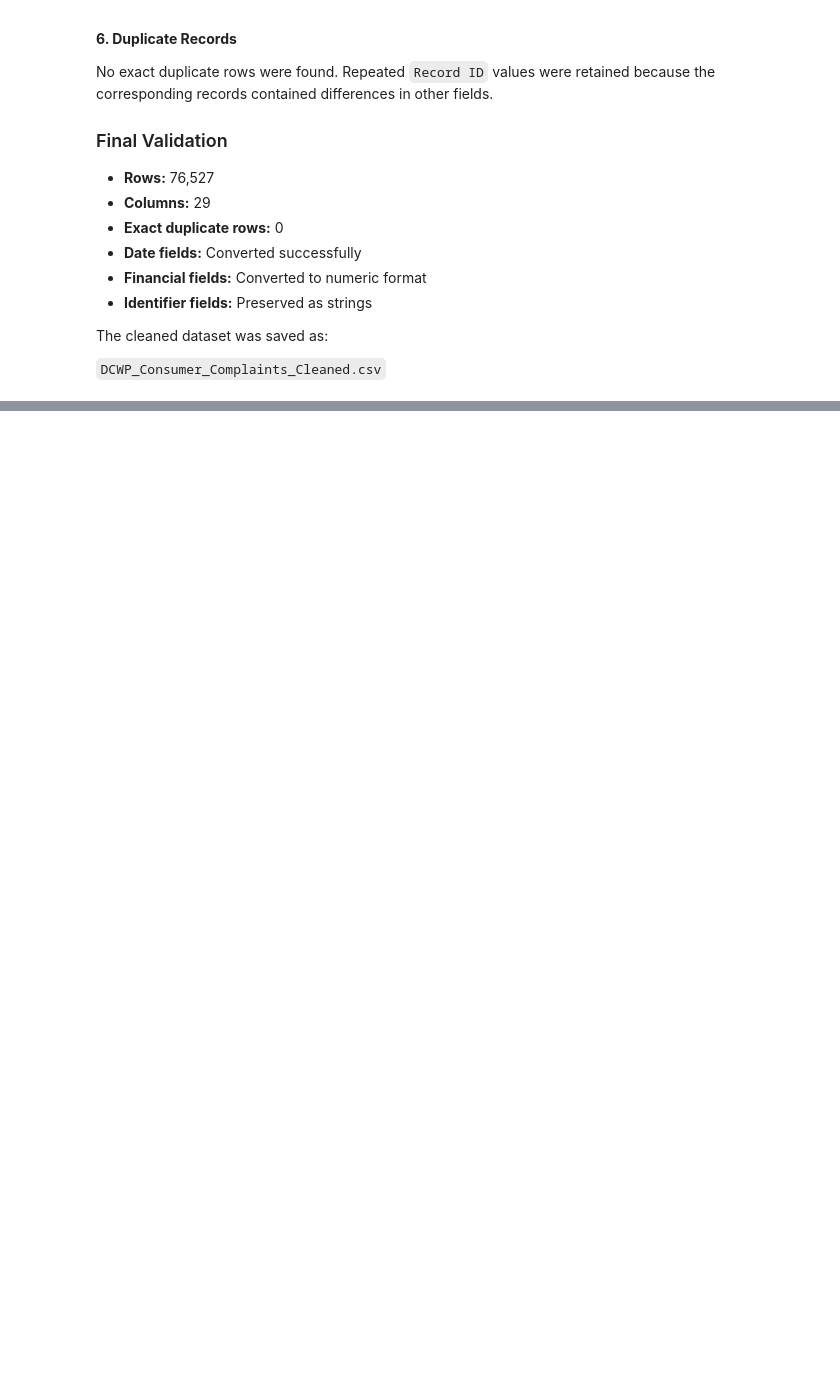
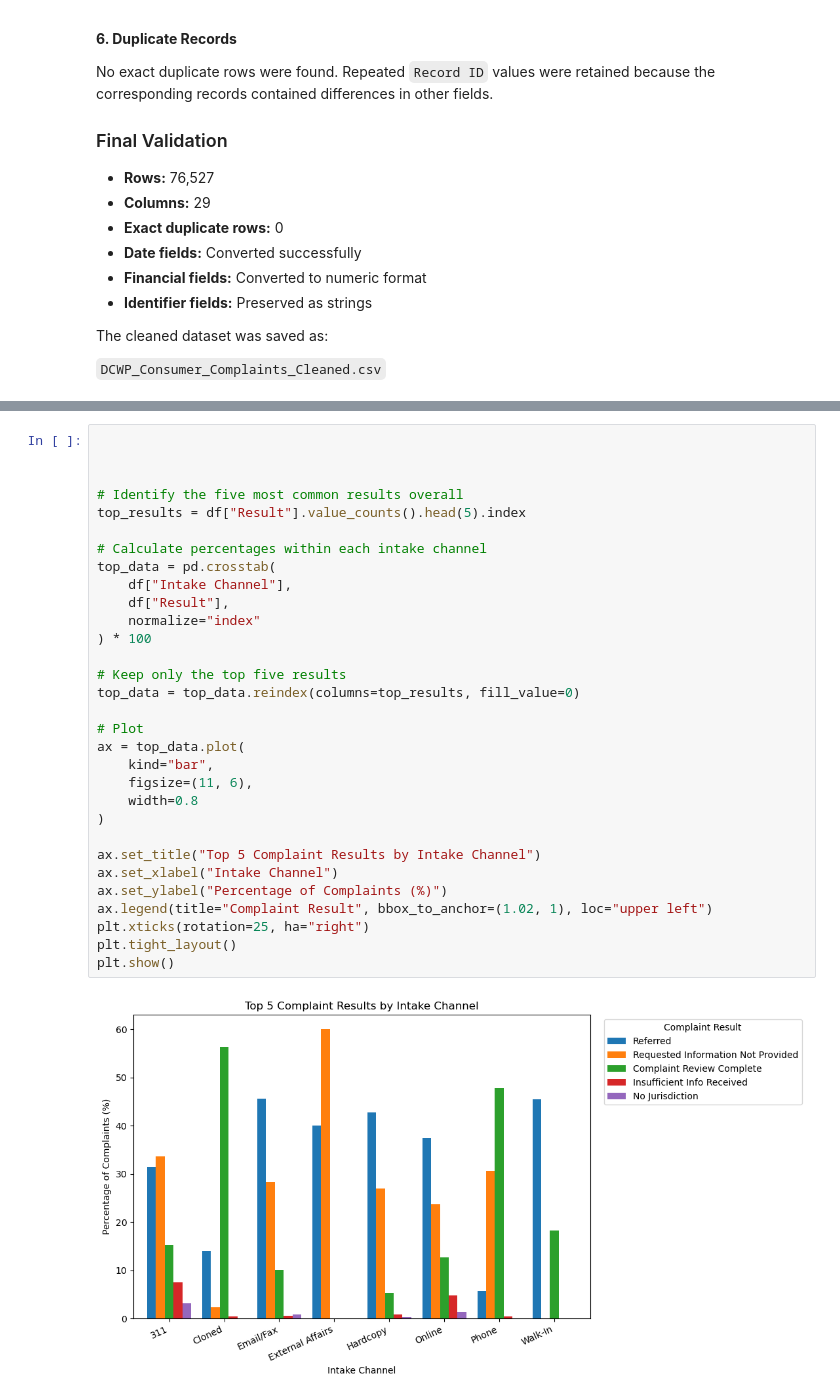
Before and after one commit to ashemariya27-star/DCWP-Consumer-Complaints-Analysis, a Jupyter notebook: notebook/Data_Cleaning.ipynb, the cells around one changed output, grey strips where cells are left out. Saved outputs shown, nothing was run; the diff lists cells and outputs as text; blank space fills up the shorter version.

Commit message:
ommit message for your changes. Lines startingFinalize consumer complaints analysis notebook wq

```diff
--- a/notebook/Data_Cleaning.ipynb
+++ b/notebook/Data_Cleaning.ipynb
@@ -727,0 +757,33 @@ The cleaned dataset was saved as:
+# %%
+
+
+
+# Identify the five most common results overall
+top_results = df["Result"].value_counts().head(5).index
+
+# Calculate percentages within each intake channel
+top_data = pd.crosstab(
+    df["Intake Channel"],
+    df["Result"],
+    normalize="index"
+) * 100
+
+# Keep only the top five results
+top_data = top_data.reindex(columns=top_results, fill_value=0)
+
+# Plot
+ax = top_data.plot(
+    kind="bar",
+    figsize=(11, 6),
+    width=0.8
+)
+
+ax.set_title("Top 5 Complaint Results by Intake Channel")
+ax.set_xlabel("Intake Channel")
+ax.set_ylabel("Percentage of Complaints (%)")
+ax.legend(title="Complaint Result", bbox_to_anchor=(1.02, 1), loc="upper left")
+plt.xticks(rotation=25, ha="right")
+plt.tight_layout()
+plt.show()
+# %% [output]
+[figure, added]
```
Also changed, not shown: parts of 82 cells of this notebook.
